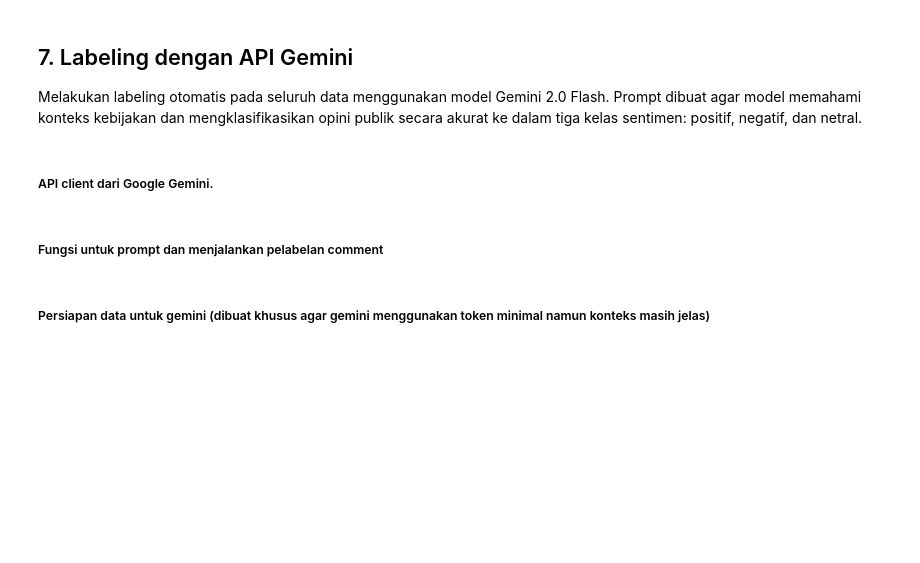
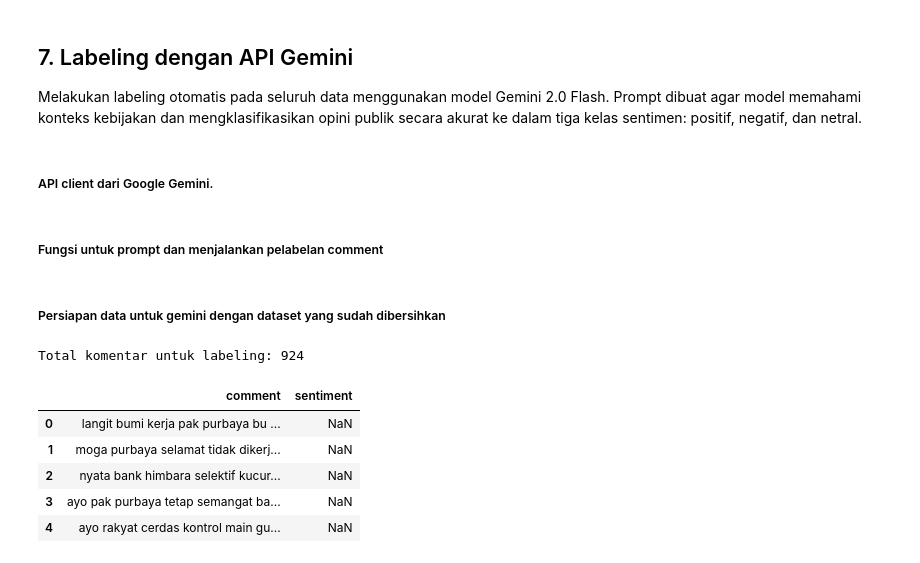
Before and after one commit to Lukas166/sentiment-analysis-purbaya-200t, a Jupyter notebook: data_pre-processing.ipynb, the cells around one changed output. Cells and saved outputs as stored; diff of their text form; code cells hidden in the pictures; blank space fills up the shorter version.

```diff
--- a/data_pre-processing.ipynb
+++ b/data_pre-processing.ipynb
@@ -281,4 +281,4 @@ def classify_sentiment_batch(comments):
         print(raw_output)
         return ["Error"] * len(comments)
 # %% [markdown]
-##### Persiapan data untuk gemini (dibuat khusus agar gemini menggunakan token minimal namun konteks masih jelas)
+##### Persiapan data untuk gemini dengan dataset yang sudah dibersihkan
@@ -302 +285,16 @@ df = df[df['comment'].str.split().str.len() > 2].copy()
+# %%
+# Baca dataset_cleaned.csv yang sudah jadi
+df_original = pd.read_csv("dataset_cleaned.csv")
+
+# Gunakan kolom 'comment' untuk labeling
+print(f"Total komentar untuk labeling: {len(df_original)}")
+df_original.head()
+# %% [output]
+Total komentar untuk labeling: 924
+|  | comment | sentiment |
+| 0 | langit bumi kerja pak purbaya bu ... | NaN |
+| 1 | moga purbaya selamat tidak dikerj... | NaN |
+| 2 | nyata bank himbara selektif kucur... | NaN |
+| 3 | ayo pak purbaya tetap semangat ba... | NaN |
+| 4 | ayo rakyat cerdas kontrol main gu... | NaN |
 # %%
```
Also changed, not shown: parts of 11 cells of this notebook, 13 other files.
